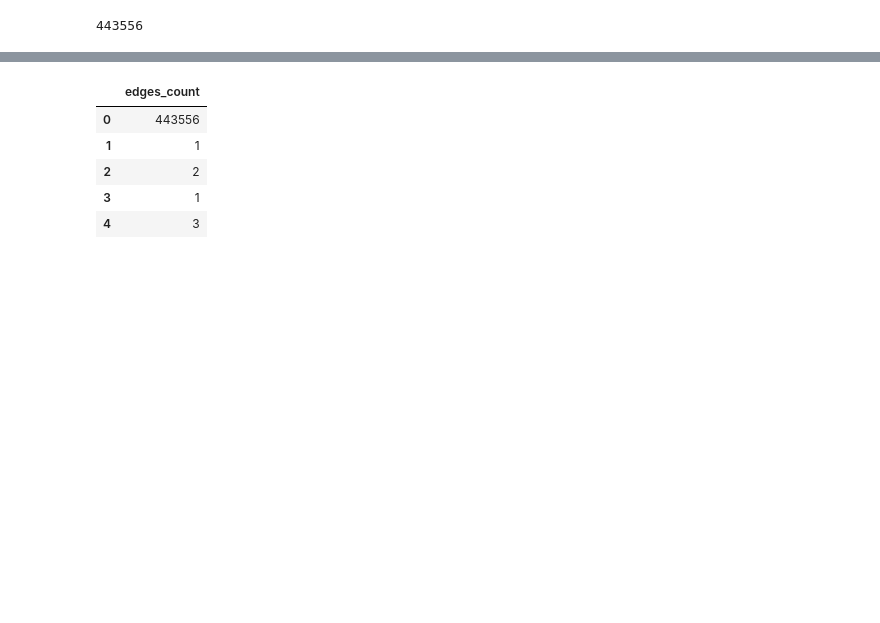
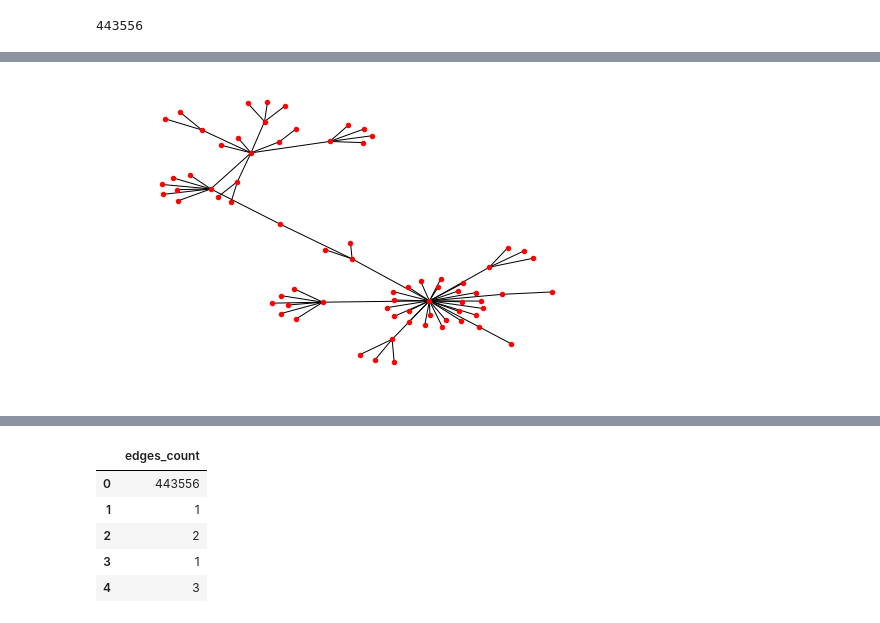
Before and after one commit to Ewen2015/DataScienceNotes, a Jupyter notebook: network/graphicML_dev_0517.ipynb, the cells around one changed output, grey strips where cells are left out. Saved outputs shown, nothing was run; the diff lists cells and outputs as text; code cells hidden in the pictures; blank space fills up the shorter version.

```diff
--- a/network/graphicML_dev_0517.ipynb
+++ b/network/graphicML_dev_0517.ipynb
@@ -63,0 +143,4 @@ graphs[0].number_of_edges()
+# %%
+foo(19)
+# %% [output]
+[figure, added]
```
Also changed, not shown: parts of 34 cells of this notebook, 8 other files.
